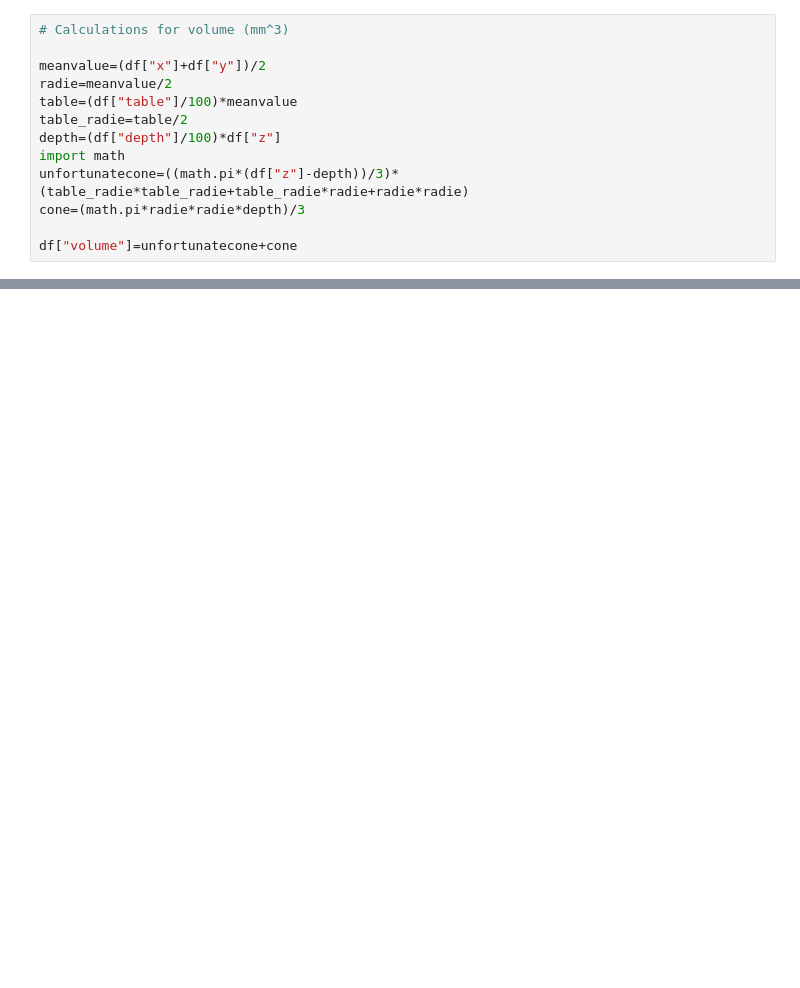
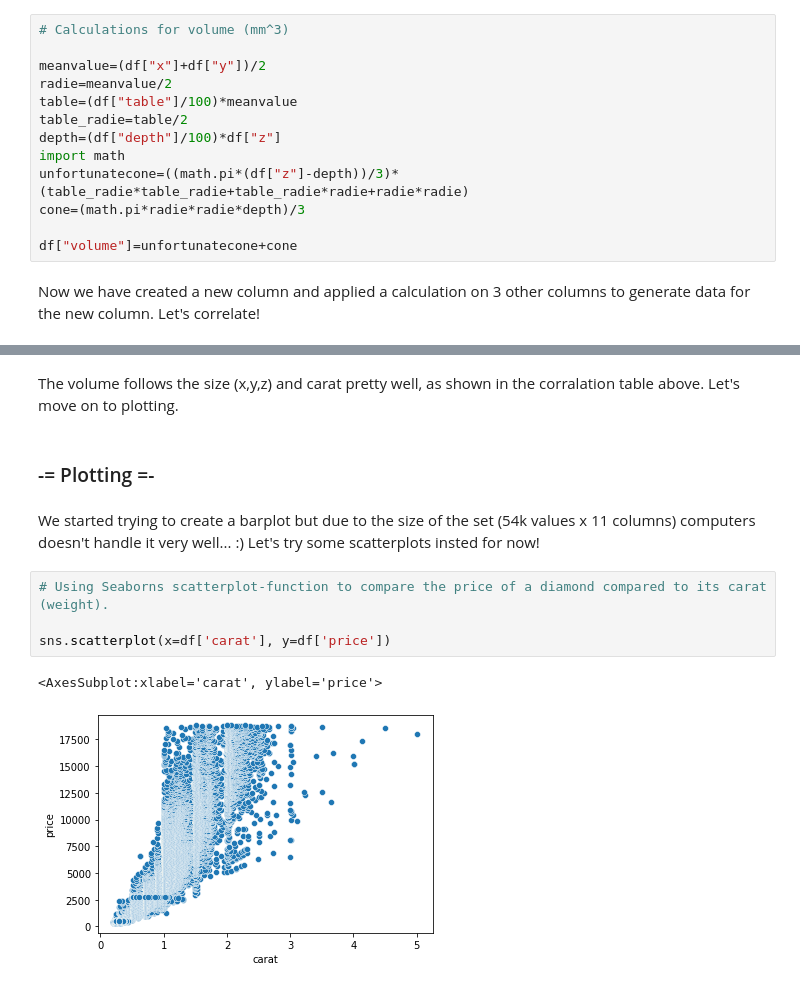
Before and after one commit to EdvinOwetz/GMI2BT-VT22-Lab5, a Jupyter notebook: Lab5.ipynb, the cells around one changed output, grey strips where cells are left out. Drawn from its saved outputs; the diff is of its cells as text; blank space fills up the shorter version.

```diff
--- a/Lab5.ipynb
+++ b/Lab5.ipynb
@@ -237,6 +242,8 @@ unfortunatecone=((math.pi*(df["z"]-depth))/3)*(table_radie*table_radie+table_rad
 cone=(math.pi*radie*radie*depth)/3
 
 df["volume"]=unfortunatecone+cone
+# %% [markdown]
+Now we have created a new column and applied a calculation on 3 other columns to generate data for the new column. Let's correlate!
 # %%
 df.corr()
 # %% [output]
@@ -252,3 +259,18 @@ df.corr()
 | y | 0.951722 | 0.122393 | 0.263584 | 0.359150 | -0.029341 | 0.183760 | 0.865421 | 0.974701 | 1.000000 | 0.952006 | 0.944166 |
 | z | 0.953387 | 0.154108 | 0.268227 | 0.368309 | 0.094924 | 0.150929 | 0.861249 | 0.970772 | 0.952006 | 1.000000 | 0.868494 |
 | volume | 0.889648 | 0.113651 | 0.258119 | 0.313425 | -0.017502 | 0.176974 | 0.821948 | 0.872342 | 0.944166 | 0.868494 | 1.000000 |
+# %% [markdown]
+The volume follows the size (x,y,z) and carat pretty well, as shown in the corralation table above.
+Let's move on to plotting.
+# %% [markdown]
+### -= Plotting =-
+# %% [markdown]
+We started trying to create a barplot but due to the size of the set (54k values x 11 columns) computers doesn't handle it very well... :)
+Let's try some scatterplots insted for now!
+# %%
+# Using Seaborns scatterplot-function to compare the price of a diamond compared to its carat (weight).
+
+sns.scatterplot(x=df['carat'], y=df['price'])
+# %% [output]
+<AxesSubplot:xlabel='carat', ylabel='price'>
+[figure, added]
```
Also changed, not shown: parts of 13 cells of this notebook, 3 other files.
